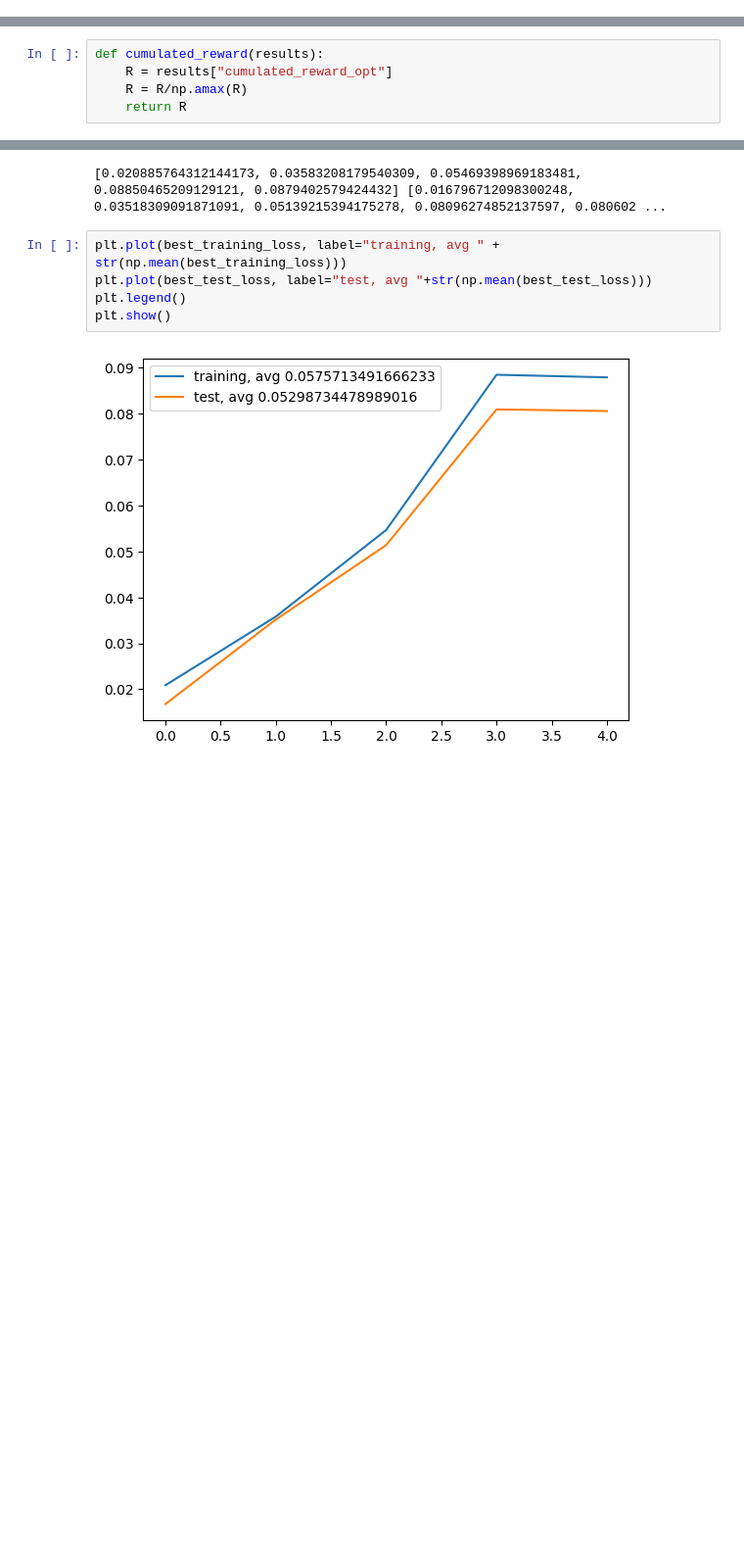
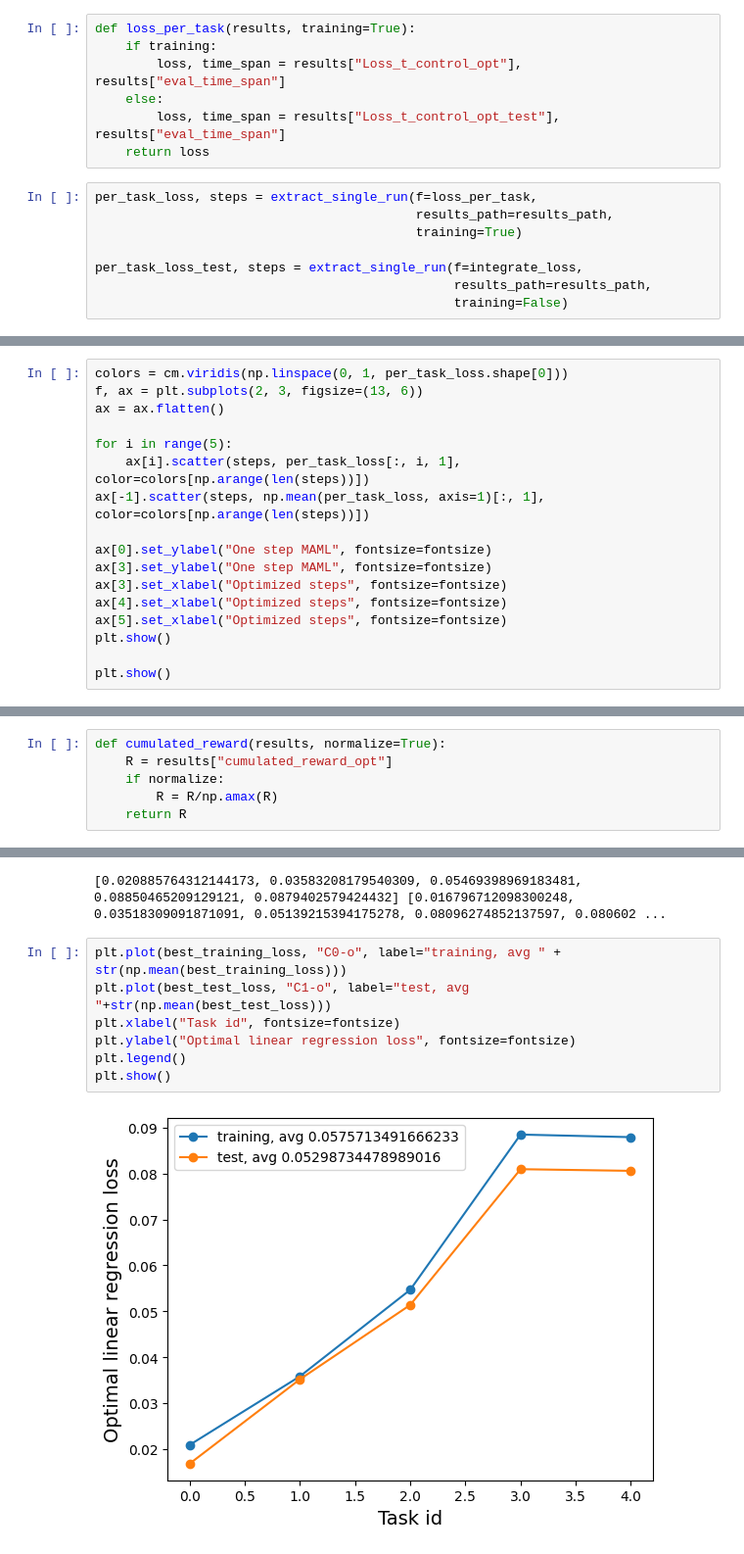
Before and after one commit to rodrigcd/neuromod, a Jupyter notebook: notebooks/MAML_experiments/maml_performance.ipynb, the cells around one changed output, grey strips where cells are left out. Shown at 98% size. Saved outputs shown, nothing was run; the diff lists cells and outputs as text; blank space fills up the shorter version.

Commit message:
plots for maml done, results kind of make sense :)

```diff
--- a/notebooks/MAML_experiments/maml_performance.ipynb
+++ b/notebooks/MAML_experiments/maml_performance.ipynb
@@ -80,0 +100,15 @@ plt.show()
+# %%
+def loss_per_task(results, training=True):
+    if training:
+        loss, time_span = results["Loss_t_control_opt"], results["eval_time_span"]
+    else:
+        loss, time_span = results["Loss_t_control_opt_test"], results["eval_time_span"]
+    return loss
+# %%
+per_task_loss, steps = extract_single_run(f=loss_per_task,
+                                          results_path=results_path,
+                                          training=True)
+
+per_task_loss_test, steps = extract_single_run(f=integrate_loss,
+                                               results_path=results_path,
+                                               training=False)
@@ -80,0 +141,17 @@ plt.show()
+# %%
+colors = cm.viridis(np.linspace(0, 1, per_task_loss.shape[0]))
+f, ax = plt.subplots(2, 3, figsize=(13, 6))
+ax = ax.flatten()
+
+for i in range(5):
+    ax[i].scatter(steps, per_task_loss[:, i, 1], color=colors[np.arange(len(steps))])
+ax[-1].scatter(steps, np.mean(per_task_loss, axis=1)[:, 1], color=colors[np.arange(len(steps))])
+
+ax[0].set_ylabel("One step MAML", fontsize=fontsize)
+ax[3].set_ylabel("One step MAML", fontsize=fontsize)
+ax[3].set_xlabel("Optimized steps", fontsize=fontsize)
+ax[4].set_xlabel("Optimized steps", fontsize=fontsize)
+ax[5].set_xlabel("Optimized steps", fontsize=fontsize)
+plt.show()
+
+plt.show()
@@ -81,7 +172,8 @@ plt.show()
 # %%
-def cumulated_reward(results):
+def cumulated_reward(results, normalize=True):
     R = results["cumulated_reward_opt"]
-    R = R/np.amax(R)
+    if normalize:
+        R = R/np.amax(R)
     return R
 # %%
 mean_cum_reward, std_cum_reward, steps = extract_mean_var(f=cumulated_reward,
@@ -142,9 +234,11 @@ print(best_training_loss, best_test_loss)
 # %% [output]
 [0.020885764312144173, 0.03583208179540309, 0.05469398969183481, 0.08850465209129121, 0.0879402579424432] [0.016796712098300248, 0.03518309091871091, 0.05139215394175278, 0.08096274852137597, 0.080602 ...
 # %%
-plt.plot(best_training_loss, label="training, avg " + str(np.mean(best_training_loss)))
-plt.plot(best_test_loss, label="test, avg "+str(np.mean(best_test_loss)))
+plt.plot(best_training_loss, "C0-o", label="training, avg " + str(np.mean(best_training_loss)))
+plt.plot(best_test_loss, "C1-o", label="test, avg "+str(np.mean(best_test_loss)))
+plt.xlabel("Task id", fontsize=fontsize)
+plt.ylabel("Optimal linear regression loss", fontsize=fontsize)
 plt.legend()
 plt.show()
 # %% [output]
-[figure, old version]
+[figure, new version]
```
Also changed, not shown: parts of 14 cells of this notebook.
